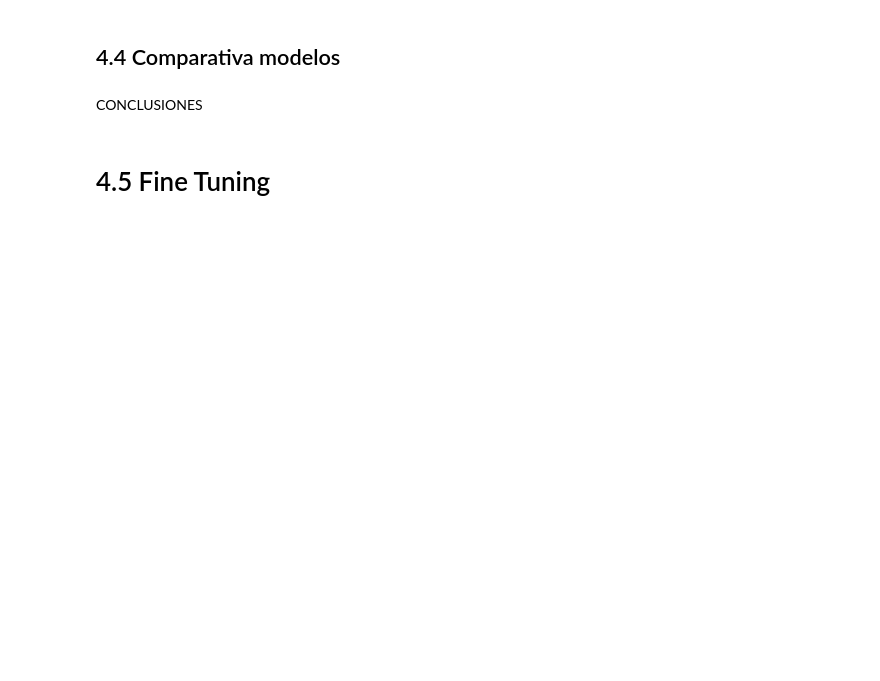
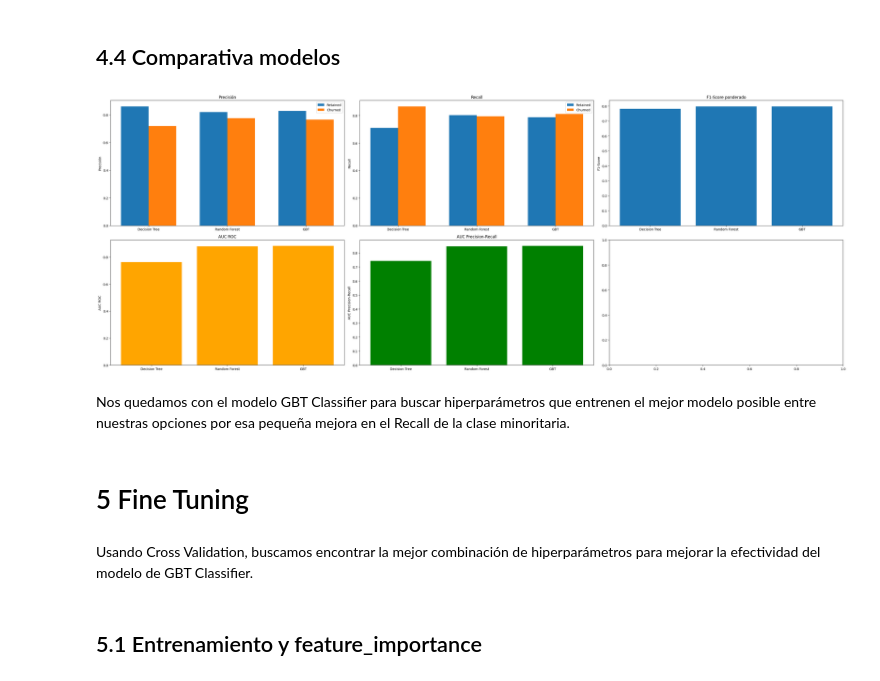
Before and after one commit to angelfergar/ChurnRetention-SP, a Jupyter notebook: notebooks/Spark_Model_Training.ipynb, the cells around one changed output. Drawn from its saved outputs; the diff is of its cells as text; code cells hidden in the pictures; blank space fills up the shorter version.

```diff
--- a/notebooks/Spark_Model_Training.ipynb
+++ b/notebooks/Spark_Model_Training.ipynb
@@ -283,4 +374,2 @@ CONCLUSIONES
 # %% [markdown]
 ## 4.4 Comparativa modelos
-# %% [markdown]
-CONCLUSIONES
@@ -287,2 +390,55 @@ CONCLUSIONES
+# %%
+# Creamos los gráficos para cada una de las métricas
+def show_metrics(metrics, models, auc_roc, auc_pr):
+
+    width = 0.35
+    x = np.arange(len(models))
+    fig, axes = plt.subplots(2, 3, figsize=(32, 12))
+
+    # Precisión
+    bars1 = axes[0, 0].bar(x - width/2, metrics['precision_majority'], width, label='Retained')
+    bars2 = axes[0, 0].bar(x + width/2, metrics['precision_minority'], width, label='Churned')
+    axes[0, 0].set_title('Precisión')
+    axes[0, 0].set_ylabel('Precisión')
+    axes[0, 0].set_xticks(x)
+    axes[0, 0].set_xticklabels(models)
+    axes[0, 0].legend()
+
+    # Recall
+    bars3 = axes[0, 1].bar(x - width/2, metrics['recall_majority'], width, label='Retained')
+    bars4 = axes[0, 1].bar(x + width/2, metrics['recall_minority'], width, label='Churned')
+    axes[0, 1].set_title('Recall')
+    axes[0, 1].set_ylabel('Recall')
+    axes[0, 1].set_xticks(x)
+    axes[0, 1].set_xticklabels(models)
+    axes[0, 1].legend()
+
+    # F1-Score
+    bars5 = axes[0, 2].bar(models, metrics['f1_score'])
+    axes[0, 2].set_title('F1-Score ponderado')
+    axes[0, 2].set_ylabel('F1-Score')
+
+    # AUC ROC
+    bars6 = axes[1, 0].bar(models, auc_roc, color='orange')
+    axes[1, 0].set_title('AUC ROC')
+    axes[1, 0].set_ylabel('AUC ROC')
+
+    # AUC Precision-Recall
+    bars7 = axes[1, 1].bar(models, auc_pr, color='green')
+    axes[1, 1].set_title('AUC Precision-Recall')
+    axes[1, 1].set_ylabel('AUC Precision-Recall')
+
+    plt.tight_layout()
+    plt.show()
+# %%
+show_metrics(metrics_processed, models, auc_roc, auc_pr)
+# %% [output]
+[figure, added]
+# %% [markdown]
+Nos quedamos con el modelo GBT Classifier para buscar hiperparámetros que entrenen el mejor modelo posible entre nuestras opciones por esa pequeña mejora en el Recall de la clase minoritaria.
 # %% [markdown]
-# 4.5 Fine Tuning
+# 5 Fine Tuning
+# %% [markdown]
+Usando Cross Validation, buscamos encontrar la mejor combinación de hiperparámetros para mejorar la efectividad del modelo de GBT Classifier.
+# %% [markdown]
+## 5.1 Entrenamiento y feature_importance
```
Also changed, not shown: parts of 55 cells of this notebook.
